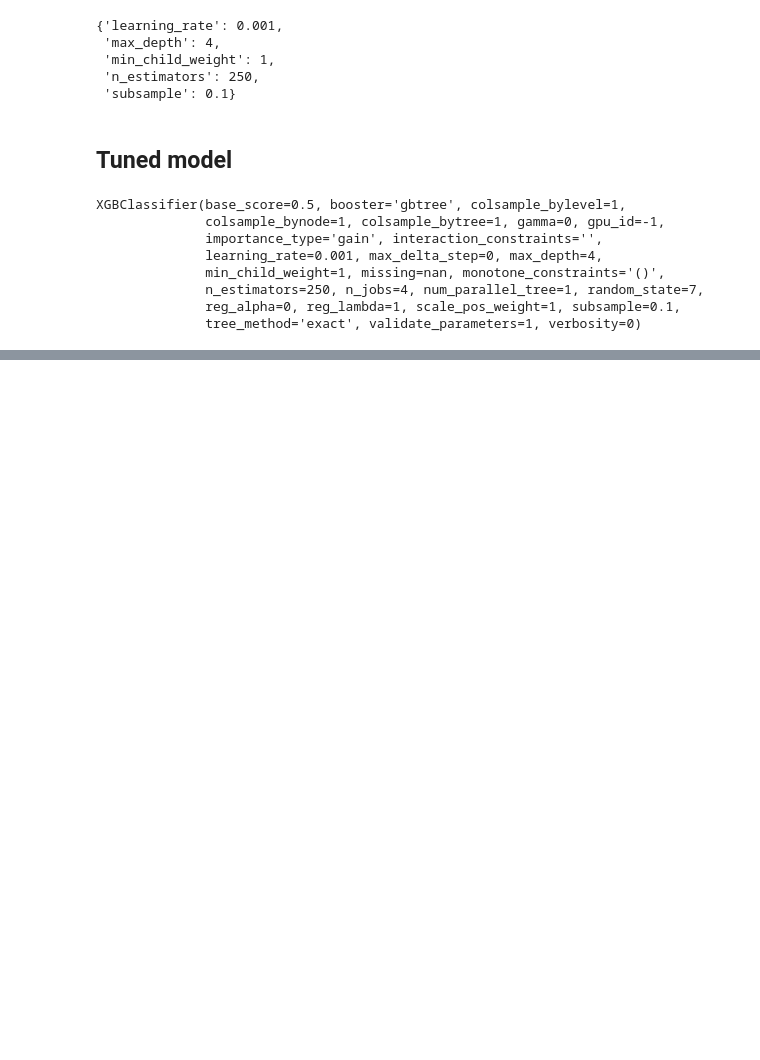
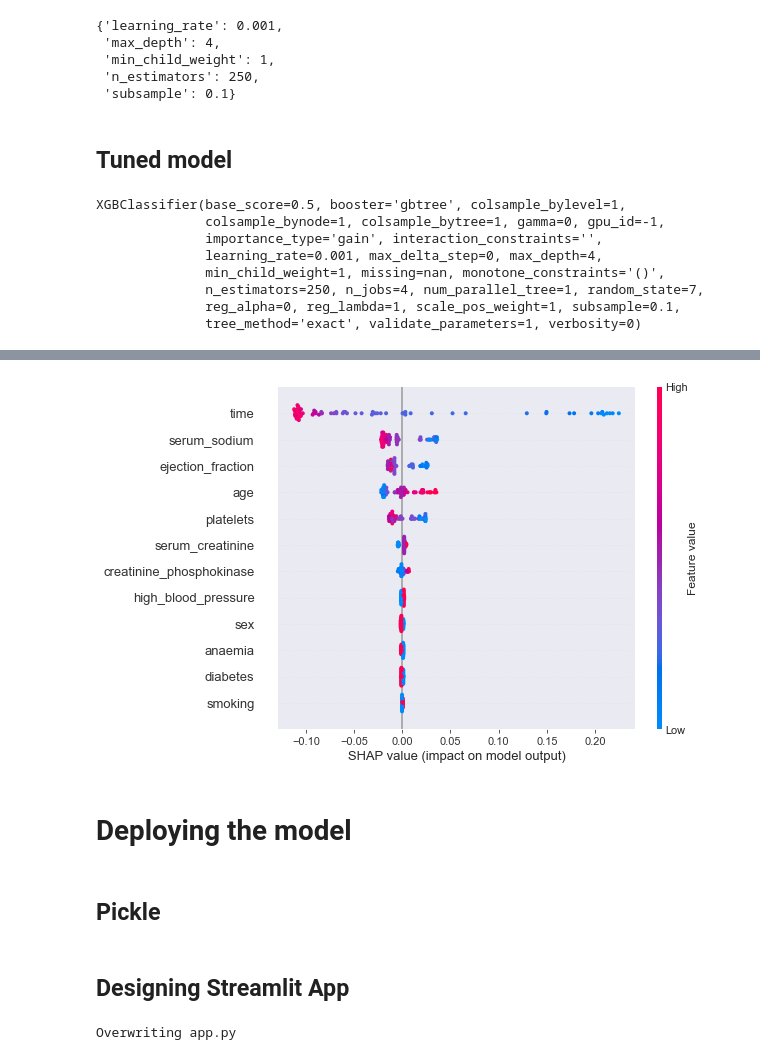
Before and after one commit to pmmc92/Heart_Failure, a Jupyter notebook: mf.ipynb, the cells around one changed output, grey strips where cells are left out. Drawn from its saved outputs; the diff is of its cells as text; code cells hidden in the pictures; blank space fills up the shorter version.

```diff
--- a/mf.ipynb
+++ b/mf.ipynb
@@ -473,0 +489,4 @@ The f1 is 0.7222222222222222
+# %%
+shap.summary_plot(shap_values)
+# %% [output]
+[figure, added]
@@ -473,0 +497,4 @@ The f1 is 0.7222222222222222
+# %% [markdown]
+# Deploying the model
+# %% [markdown]
+## Pickle
@@ -473,0 +506,26 @@ The f1 is 0.7222222222222222
+# %% [markdown]
+## Designing Streamlit App
+# %%
+%%writefile app.py
+
+## Load packages
+
+import pickle
+import streamlit as st
+
+## Loading Model
+
+pickle_in = open("Hearth_model.pkl", 'rb')
+classifier = pickle.load(pickle_in)
+
+## Designing app
+
+def pred_function(time,serum_sodium,ejection_fraction,age,platelets,serum_creatinine,creatinine_phosphokinase, high_blood_pressure,sex, anaemia, diabetes, smoking):
+    if Anaemia == "Yes":
+        anaemia = 1
+    else:
+        anaemia = 0
+
+    if Diabetes == "Yes":
+# %% [output]
+Overwriting app.py
```
Also changed, not shown: parts of 8 cells of this notebook, 2 other files.
